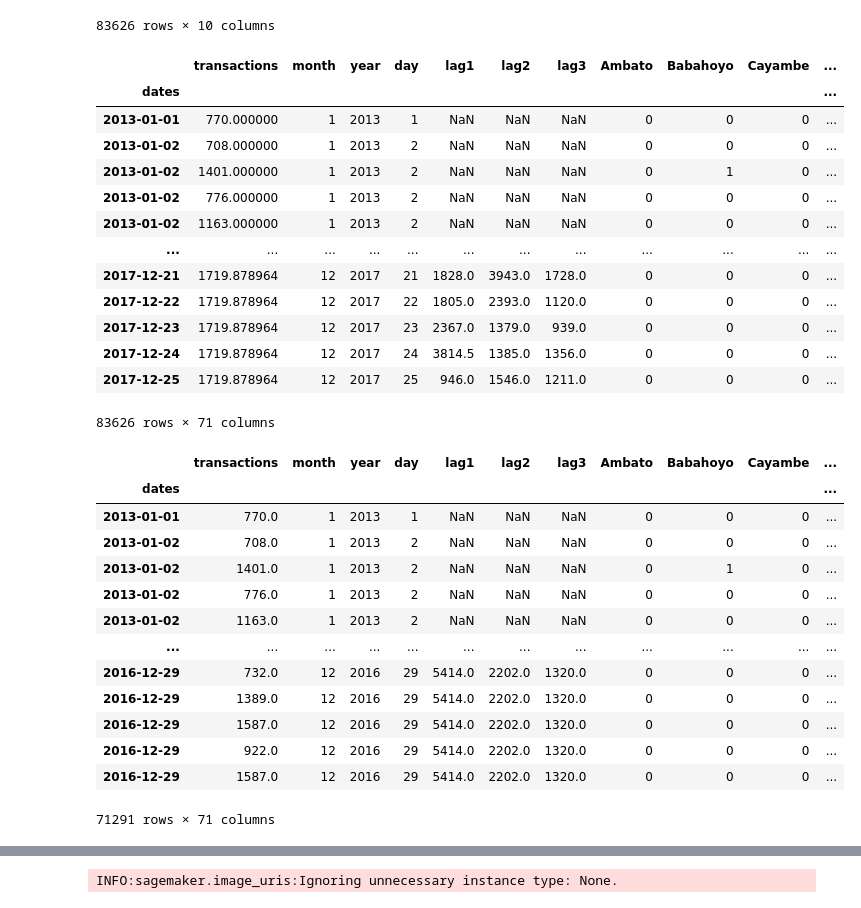
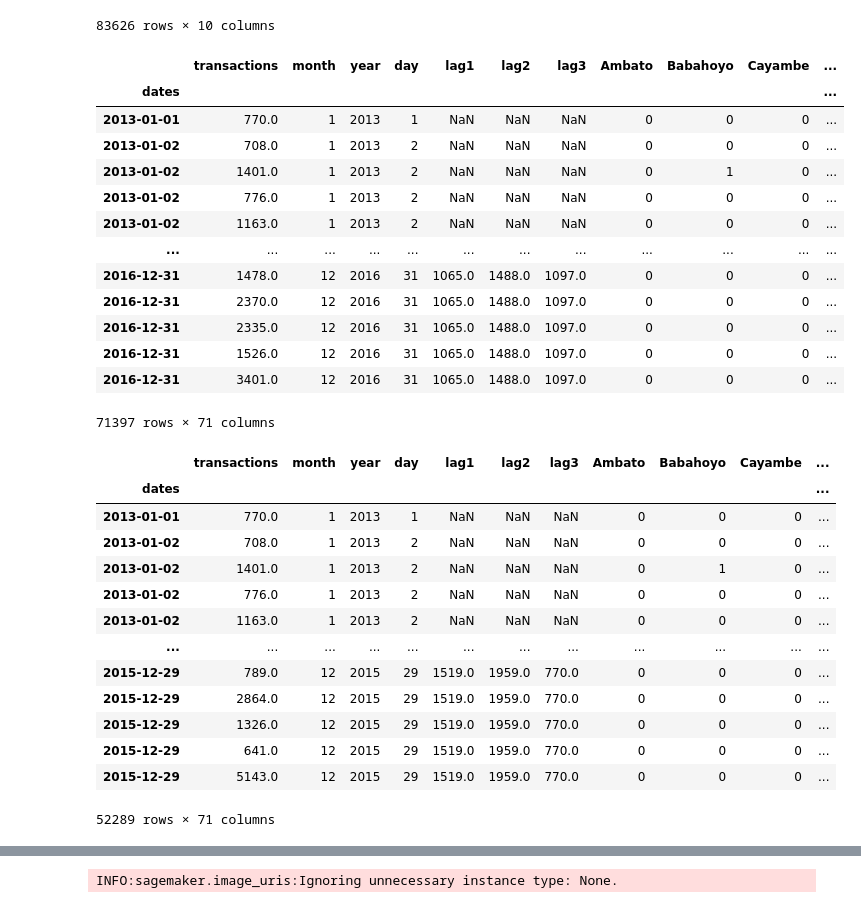
Before and after one commit to Amiromar1/DS-CHALLENGE, a Jupyter notebook: DS-1.ipynb, the cells around one changed output, grey strips where cells are left out. Saved outputs shown, nothing was run; the diff lists cells and outputs as text; code cells hidden in the pictures.

```diff
--- a/DS-1.ipynb
+++ b/DS-1.ipynb
@@ -324,38 +375,37 @@ stores['lag3'] = (stores.index - pd.Timedelta('1092 days')).map(target_map)
 # %%
 city = pd.get_dummies(stores['city'])
 types = pd.get_dummies(stores['type'])
 cluster = pd.get_dummies(stores['cluster'])
 states = pd.get_dummies(stores['state'])
 
 stores = pd.concat([stores, city], axis=1)
 stores = pd.concat([stores, types], axis=1)
 stores = pd.concat([stores, cluster], axis=1)
 stores = pd.concat([stores, states], axis=1)
 
+stores = stores.drop(stores[stores['year'] == 2017].index)
 stores = stores.drop(['city', 'state', 'type', 'cluster', 'cities', 'week'], axis=1)
 stores
 # %% [output]
 |  | transactions | month | year | day | lag1 | lag2 | lag3 | Ambato | Babahoyo | Cayambe | ... |
 | dates |  |  |  |  |  |  |  |  |  |  | ... |
-| 2013-01-01 | 770.000000 | 1 | 2013 | 1 | NaN | NaN | NaN | 0 | 0 | 0 | ... |
-| 2013-01-02 | 708.000000 | 1 | 2013 | 2 | NaN | NaN | NaN | 0 | 0 | 0 | ... |
-| 2013-01-02 | 1401.000000 | 1 | 2013 | 2 | NaN | NaN | NaN | 0 | 1 | 0 | ... |
-| 2013-01-02 | 776.000000 | 1 | 2013 | 2 | NaN | NaN | NaN | 0 | 0 | 0 | ... |
-| 2013-01-02 | 1163.000000 | 1 | 2013 | 2 | NaN | NaN | NaN | 0 | 0 | 0 | ... |
+| 2013-01-01 | 770.0 | 1 | 2013 | 1 | NaN | NaN | NaN | 0 | 0 | 0 | ... |
+| 2013-01-02 | 708.0 | 1 | 2013 | 2 | NaN | NaN | NaN | 0 | 0 | 0 | ... |
+| 2013-01-02 | 1401.0 | 1 | 2013 | 2 | NaN | NaN | NaN | 0 | 1 | 0 | ... |
+| 2013-01-02 | 776.0 | 1 | 2013 | 2 | NaN | NaN | NaN | 0 | 0 | 0 | ... |
+| 2013-01-02 | 1163.0 | 1 | 2013 | 2 | NaN | NaN | NaN | 0 | 0 | 0 | ... |
 | ... | ... | ... | ... | ... | ... | ... | ... | ... | ... | ... | ... |
-| 2017-12-21 | 1719.878964 | 12 | 2017 | 21 | 1828.0 | 3943.0 | 1728.0 | 0 | 0 | 0 | ... |
-| 2017-12-22 | 1719.878964 | 12 | 2017 | 22 | 1805.0 | 2393.0 | 1120.0 | 0 | 0 | 0 | ... |
-| 2017-12-23 | 1719.878964 | 12 | 2017 | 23 | 2367.0 | 1379.0 | 939.0 | 0 | 0 | 0 | ... |
-| 2017-12-24 | 1719.878964 | 12 | 2017 | 24 | 3814.5 | 1385.0 | 1356.0 | 0 | 0 | 0 | ... |
-| 2017-12-25 | 1719.878964 | 12 | 2017 | 25 | 946.0 | 1546.0 | 1211.0 | 0 | 0 | 0 | ... |
+| 2016-12-31 | 1478.0 | 12 | 2016 | 31 | 1065.0 | 1488.0 | 1097.0 | 0 | 0 | 0 | ... |
+| 2016-12-31 | 2370.0 | 12 | 2016 | 31 | 1065.0 | 1488.0 | 1097.0 | 0 | 0 | 0 | ... |
+| 2016-12-31 | 2335.0 | 12 | 2016 | 31 | 1065.0 | 1488.0 | 1097.0 | 0 | 0 | 0 | ... |
+| 2016-12-31 | 1526.0 | 12 | 2016 | 31 | 1065.0 | 1488.0 | 1097.0 | 0 | 0 | 0 | ... |
+| 2016-12-31 | 3401.0 | 12 | 2016 | 31 | 1065.0 | 1488.0 | 1097.0 | 0 | 0 | 0 | ... |
-83626 rows × 71 columns
+71397 rows × 71 columns
 # %%
-from sklearn.model_selection import train_test_split
-
 y = stores['transactions']
 
-train = stores.loc[stores.index < '2016-12-30']
-test = stores.loc[stores.index >= '2016-12-30']
+train = stores.loc[stores.index < '2015-12-30']
+test = stores.loc[stores.index >= '2015-12-30']
 train
 # %% [output]
 |  | transactions | month | year | day | lag1 | lag2 | lag3 | Ambato | Babahoyo | Cayambe | ... |
@@ -366,10 +416,10 @@ train
 | 2013-01-02 | 776.0 | 1 | 2013 | 2 | NaN | NaN | NaN | 0 | 0 | 0 | ... |
 | 2013-01-02 | 1163.0 | 1 | 2013 | 2 | NaN | NaN | NaN | 0 | 0 | 0 | ... |
 | ... | ... | ... | ... | ... | ... | ... | ... | ... | ... | ... | ... |
-| 2016-12-29 | 732.0 | 12 | 2016 | 29 | 5414.0 | 2202.0 | 1320.0 | 0 | 0 | 0 | ... |
-| 2016-12-29 | 1389.0 | 12 | 2016 | 29 | 5414.0 | 2202.0 | 1320.0 | 0 | 0 | 0 | ... |
-| 2016-12-29 | 1587.0 | 12 | 2016 | 29 | 5414.0 | 2202.0 | 1320.0 | 0 | 0 | 0 | ... |
-| 2016-12-29 | 922.0 | 12 | 2016 | 29 | 5414.0 | 2202.0 | 1320.0 | 0 | 0 | 0 | ... |
-| 2016-12-29 | 1587.0 | 12 | 2016 | 29 | 5414.0 | 2202.0 | 1320.0 | 0 | 0 | 0 | ... |
+| 2015-12-29 | 789.0 | 12 | 2015 | 29 | 1519.0 | 1959.0 | 770.0 | 0 | 0 | 0 | ... |
+| 2015-12-29 | 2864.0 | 12 | 2015 | 29 | 1519.0 | 1959.0 | 770.0 | 0 | 0 | 0 | ... |
+| 2015-12-29 | 1326.0 | 12 | 2015 | 29 | 1519.0 | 1959.0 | 770.0 | 0 | 0 | 0 | ... |
+| 2015-12-29 | 641.0 | 12 | 2015 | 29 | 1519.0 | 1959.0 | 770.0 | 0 | 0 | 0 | ... |
+| 2015-12-29 | 5143.0 | 12 | 2015 | 29 | 1519.0 | 1959.0 | 770.0 | 0 | 0 | 0 | ... |
-71291 rows × 71 columns
+52289 rows × 71 columns
 # %%
```
Also changed, not shown: parts of 36 cells of this notebook.
